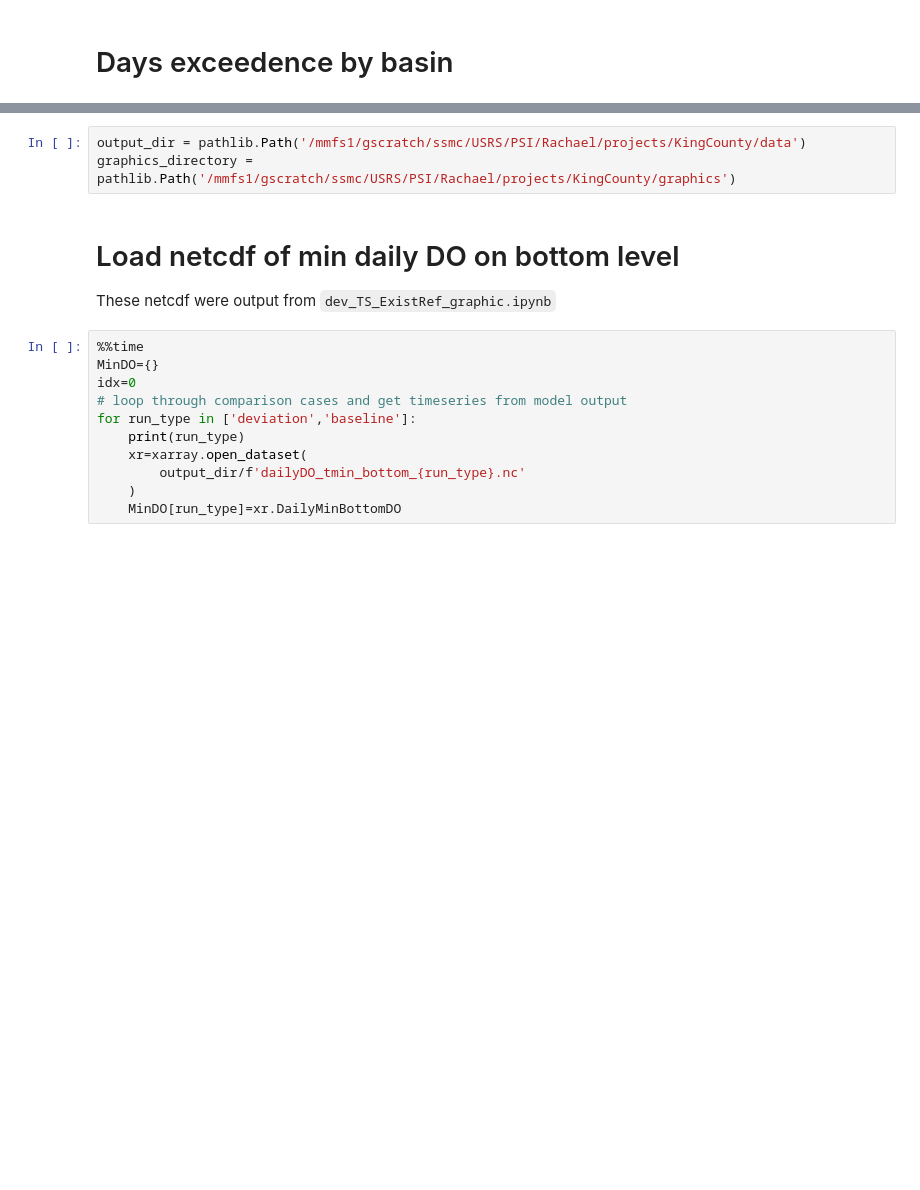
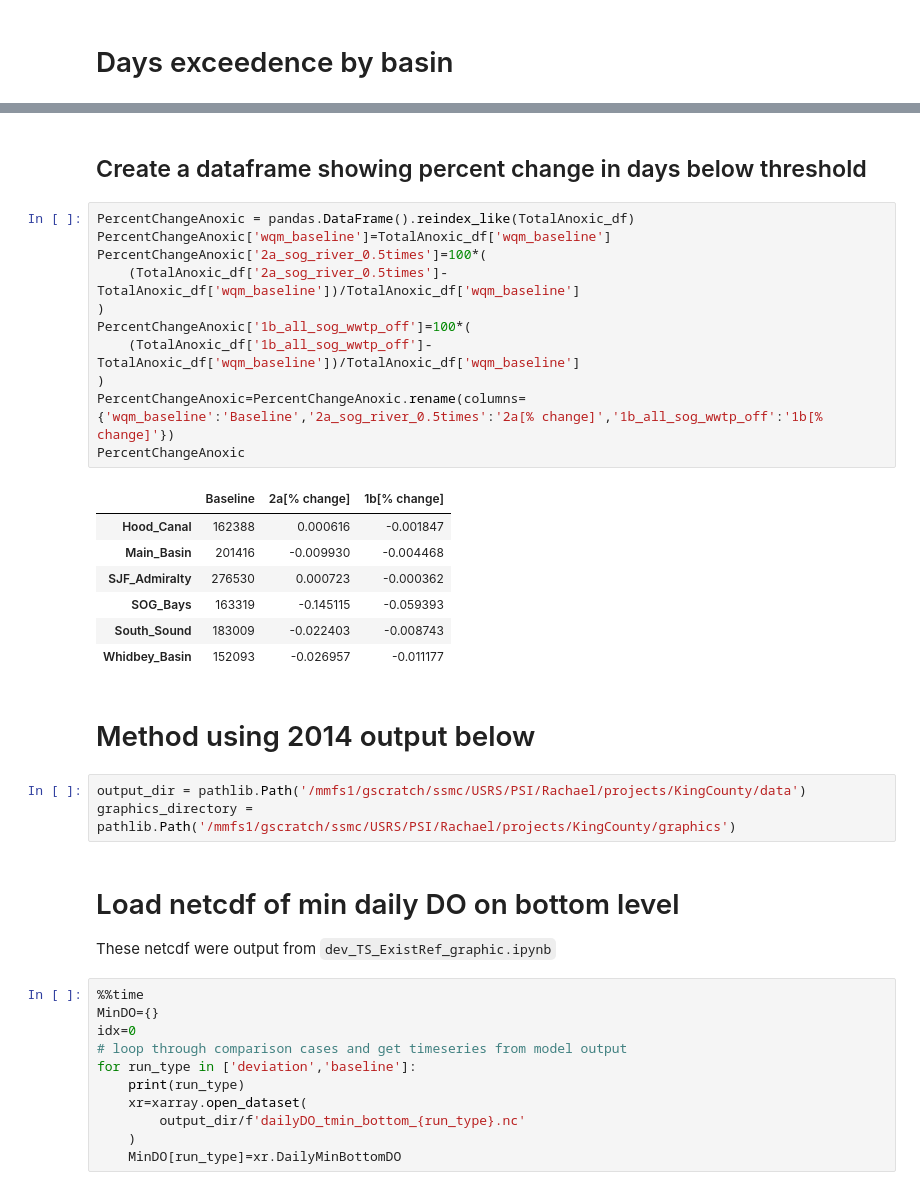
Before and after one commit to UW-PSI/SalishSeaModel-analysis, a Jupyter notebook: notebooks/dev_days_exceedence.ipynb, the cells around one changed output, grey strips where cells are left out. Drawn from its saved outputs; the diff is of its cells as text; blank space fills up the shorter version.

```diff
--- a/notebooks/dev_days_exceedence.ipynb
+++ b/notebooks/dev_days_exceedence.ipynb
@@ -17,3 +132,26 @@ from ssm_utils import get_nearest_node, reshape_fvcom, calc_fvcom_stat, extract_
+# %% [markdown]
+## Create a dataframe showing percent change in days below threshold
+# %%
+PercentChangeAnoxic = pandas.DataFrame().reindex_like(TotalAnoxic_df)
+PercentChangeAnoxic['wqm_baseline']=TotalAnoxic_df['wqm_baseline']
+PercentChangeAnoxic['2a_sog_river_0.5times']=100*(
+    (TotalAnoxic_df['2a_sog_river_0.5times']-TotalAnoxic_df['wqm_baseline'])/TotalAnoxic_df['wqm_baseline']
+)
+PercentChangeAnoxic['1b_all_sog_wwtp_off']=100*(
+    (TotalAnoxic_df['1b_all_sog_wwtp_off']-TotalAnoxic_df['wqm_baseline'])/TotalAnoxic_df['wqm_baseline']
+)
+PercentChangeAnoxic=PercentChangeAnoxic.rename(columns={'wqm_baseline':'Baseline','2a_sog_river_0.5times':'2a[% change]','1b_all_sog_wwtp_off':'1b[% change]'})
+PercentChangeAnoxic
+# %% [output]
+|  | Baseline | 2a[% change] | 1b[% change] |
+| Hood_Canal | 162388 | 0.000616 | -0.001847 |
+| Main_Basin | 201416 | -0.009930 | -0.004468 |
+| SJF_Admiralty | 276530 | 0.000723 | -0.000362 |
+| SOG_Bays | 163319 | -0.145115 | -0.059393 |
+| South_Sound | 183009 | -0.022403 | -0.008743 |
+| Whidbey_Basin | 152093 | -0.026957 | -0.011177 |
+# %% [markdown]
+# Method using 2014 output below
 # %%
 output_dir = pathlib.Path('/mmfs1/gscratch/ssmc/USRS/PSI/Rachael/projects/KingCounty/data')
 graphics_directory = pathlib.Path('/mmfs1/gscratch/ssmc/USRS/PSI/Rachael/projects/KingCounty/graphics')
```
Also changed, not shown: parts of 35 cells of this notebook.
